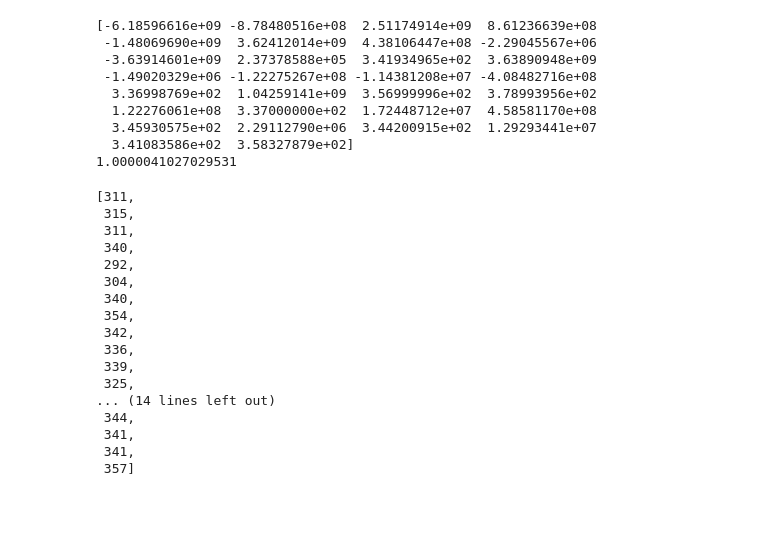
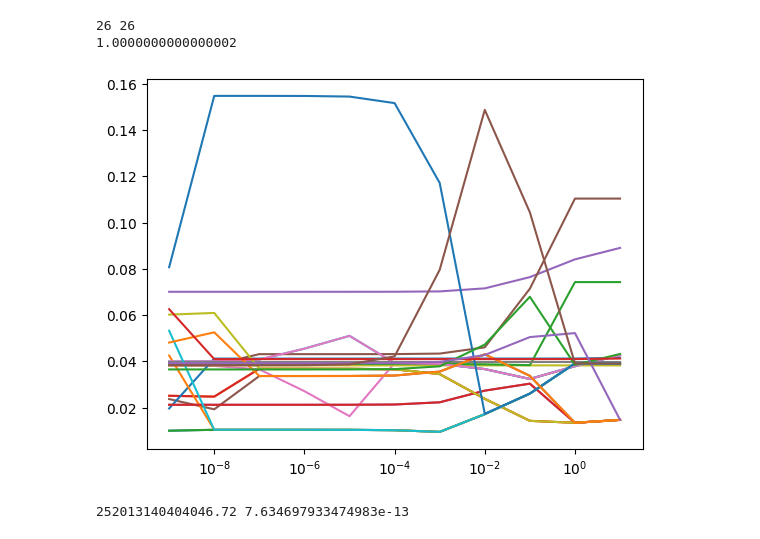
Before and after one commit to santi921/kmcluster, a Jupyter notebook: kmcluster/scripts/eigen.ipynb, the cells around one changed output. Drawn from its saved outputs; the diff is of its cells as text; code cells hidden in the pictures; blank space fills up the shorter version.

```diff
--- a/kmcluster/scripts/eigen.ipynb
+++ b/kmcluster/scripts/eigen.ipynb
@@ -17,7 +18,7 @@ warnings.filterwarnings("ignore")
 # %%
 # get data
 T = 100 # temperature
-huan_all, huan_rel = huan_bars = fetch_huanchen_plot()
+huan_all, huan_rel = huan_bars = fetch_pt7_data()
 # generate boltzman distribution
 boltz_dist = boltz(size=10000, energies=huan_rel, T=T)
 energies_huan_mat = sparse_to_mat(huan_all)
@@ -27,7 +48,7 @@ rate_mat = energy_to_rates(energies_huan_mat, T, scale=1)
 # convert rate matrix to transition matrix
 transition_mat = rate_mat / np.sum(rate_mat, axis=1)[:, np.newaxis]
 # convert rate matrix to rate Matrix where diagonal is -1 * sum of column
-rate_mat_diag_neg = rate_mat - np.diag(np.sum(rate_mat, axis=0))
+rate_mat_diag_neg = rate_mat - np.diag(np.sum(rate_mat, axis=1))
 # %%
 # get eigenvalues and eigenvectors of transition_mat
 eigvals, eigvecs = np.linalg.eig(transition_mat)
@@ -65,8 +87,10 @@ eig_vec_mat = eigvecs
 eig_vec_mat_inv = np.linalg.inv(eig_vec_mat)
 # if this give you an singular matrix error use np.linalg.pinv instead
 
-def taylor_expand_prop(eig_mat, t, order = 3):
+def taylor_expand_prop(eig_mat, t, order = 3, filter = True):
     # initialize matrix
+    if filter:
+        eig_mat[ np.abs(eig_mat) < 1e-9] = 0
     taylor_mat = np.zeros_like(eig_mat)
     # loop over order
     for i in range(order):
@@ -74,7 +98,7 @@ def taylor_expand_prop(eig_mat, t, order = 3):
         taylor_mat += np.linalg.matrix_power(t * eig_mat, i) / np.math.factorial(i)
     return taylor_mat
 
-def propagate(a_0, time, eig_mat, eigvecs, inv_eigvecs, order = 3):
+def propagate(a_0, time, eig_mat, eigvecs, inv_eigvecs, order = 3, filter = False):
     """
     a_0: initial distribution
     time: time to propagate
@@ -85,7 +109,7 @@ def propagate(a_0, time, eig_mat, eigvecs, inv_eigvecs, order = 3):
     # initialize matrix
     prop_mat = np.zeros_like(eigvecs)
     # loop over order
-    taylor_mat = taylor_expand_prop(eig_mat, time, order)
+    taylor_mat = taylor_expand_prop(eig_mat, time, order, filter=filter)
     # multiply by eigenvectors
     prop_mat = np.matmul(eigvecs, np.matmul(taylor_mat, inv_eigvecs))
     # multiply by initial distribution
@@ -114,42 +138,37 @@ def propagate_alt(a_0, time, eig_mat, eigvecs, inv_eigvecs, order = 3):
         ret_mat += inv_eig_vec * a_0 * np.exp(-1 * eig_val * time) * eig_vec
 
     return ret_mat
+
+
+def propagate_base(a_0, time, rates):
+    exp_term = expm(rates * time)
+    # normalize
+    exp_term = exp_term / np.sum(exp_term,  axis=0)
+    return np.dot(exp_term, a_0)
 # %%
 boltz_dist = boltz(size=10000, energies=huan_rel, T=T)
 init_dist = boltz_dist.get_init_populations()
 init_dist_prop = init_dist / np.sum(init_dist)
 # %%
-new_state = propagate(init_dist_prop, 10e-6, eig_mat, eigvecs, eig_vec_mat_inv, order=2)
-# print without complex
-print(new_state.real * 10000)
-print(np.sum(new_state.real)) # should be 1
+#new_state = propagate(init_dist_prop, 10e-6, eig_mat, eigvecs, eig_vec_mat_inv, order=2)
+new_state = propagate_base(init_dist_prop, 10-8, rate_mat_diag_neg)
 # %% [output]
-[-6.18596616e+09 -8.78480516e+08  2.51174914e+09  8.61236639e+08
- -1.48069690e+09  3.62412014e+09  4.38106447e+08 -2.29045567e+06
- -3.63914601e+09  2.37378588e+05  3.41934965e+02  3.63890948e+09
- -1.49020329e+06 -1.22275267e+08 -1.14381208e+07 -4.08482716e+08
-  3.36998769e+02  1.04259141e+09  3.56999996e+02  3.78993956e+02
-  1.22276061e+08  3.37000000e+02  1.72448712e+07  4.58581170e+08
-  3.45930575e+02  2.29112790e+06  3.44200915e+02  1.29293441e+07
-  3.41083586e+02  3.58327879e+02]
-1.0000041027029531
+26 26
+1.0000000000000002
-# %%
-init_dist
-# %% [output]
-[311,
- 315,
- 311,
- 340,
- 292,
- 304,
- 340,
- 354,
- 342,
- 336,
- 339,
- 325,
-... (14 lines left out)
- 344,
- 341,
- 341,
- 357]
+# %%
+samples = [10e-10, 10e-9, 10e-8, 10e-7, 10e-6, 10e-5, 10e-4, 10e-3, 10e-2, 10e-1, 10e0]
+prop_dict = {}
+for sample in samples:
+    prop_dict[sample] = propagate_base(init_dist_prop, sample, rate_mat_diag_neg)
+
+# plot the results
+
+import matplotlib.pyplot as plt
+
+for i in range(len(prop_dict[10e-10])):
+    prop_time = [prop_dict[sample][i] for sample in samples]
+    plt.plot(samples, prop_time, label=i)
+
+plt.xscale("log")
+# %% [output]
+[figure, added]
@@ -155,0 +180,4 @@ init_dist
+# %%
+print(np.max(time_scale_array), np.min(time_scale_array))
+# %% [output]
+252013140404046.72 7.634697933474983e-13
```
Also changed, not shown: parts of 5 cells of this notebook.
